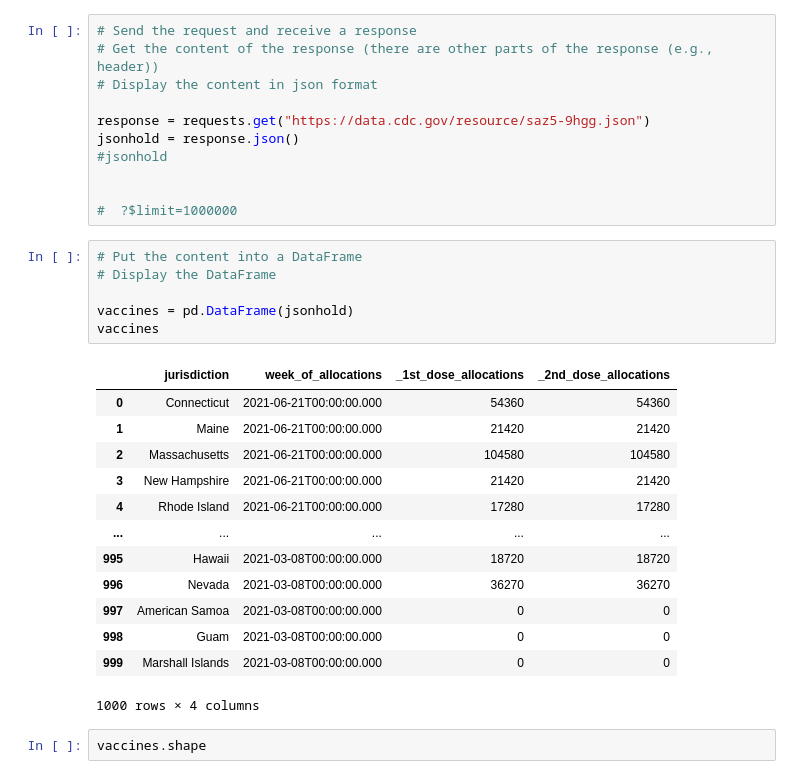
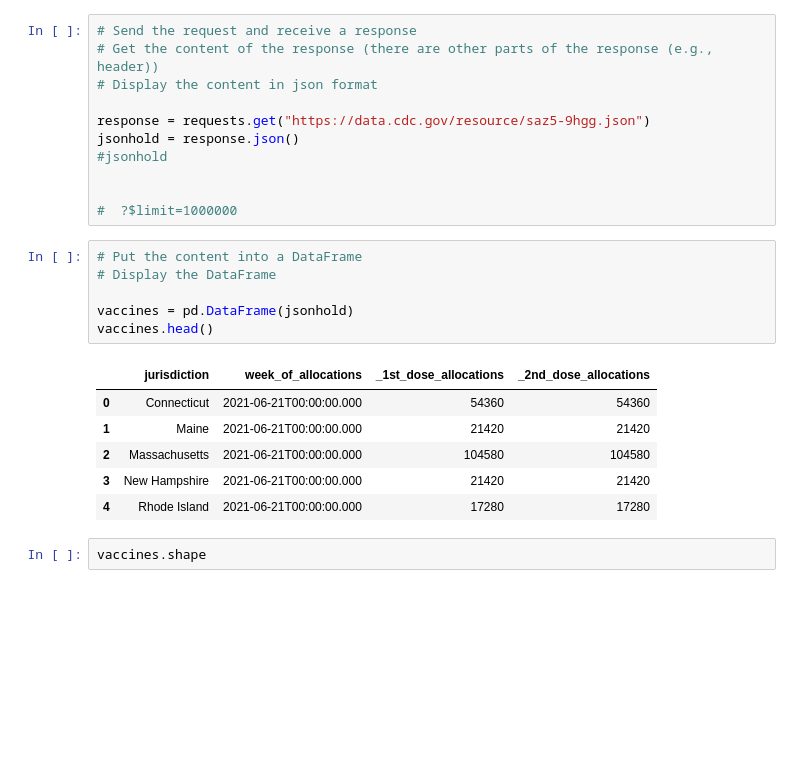
Before and after one commit to kjcarter-design/ready-for-colab, a Jupyter notebook: 5 - Pandas Ingest Data 2025.ipynb, the cells around one changed output. Drawn from its saved outputs; the diff is of its cells as text; blank space fills up the shorter version.

```diff
--- a/5 - Pandas Ingest Data 2025.ipynb
+++ b/5 - Pandas Ingest Data 2025.ipynb
@@ -160,23 +293,16 @@ jsonhold = response.json()
 # %%
 # Put the content into a DataFrame
 # Display the DataFrame
 
 vaccines = pd.DataFrame(jsonhold)
-vaccines
+vaccines.head()
 # %% [output]
 |  | jurisdiction | week_of_allocations | _1st_dose_allocations | _2nd_dose_allocations |
 | 0 | Connecticut | 2021-06-21T00:00:00.000 | 54360 | 54360 |
 | 1 | Maine | 2021-06-21T00:00:00.000 | 21420 | 21420 |
 | 2 | Massachusetts | 2021-06-21T00:00:00.000 | 104580 | 104580 |
 | 3 | New Hampshire | 2021-06-21T00:00:00.000 | 21420 | 21420 |
 | 4 | Rhode Island | 2021-06-21T00:00:00.000 | 17280 | 17280 |
-| ... | ... | ... | ... | ... |
-| 995 | Hawaii | 2021-03-08T00:00:00.000 | 18720 | 18720 |
-| 996 | Nevada | 2021-03-08T00:00:00.000 | 36270 | 36270 |
-| 997 | American Samoa | 2021-03-08T00:00:00.000 | 0 | 0 |
-| 998 | Guam | 2021-03-08T00:00:00.000 | 0 | 0 |
-| 999 | Marshall Islands | 2021-03-08T00:00:00.000 | 0 | 0 |
-1000 rows × 4 columns
 # %%
 vaccines.shape
 # %% [output]
```
Also changed, not shown: parts of 23 cells of this notebook, 8 other files.
